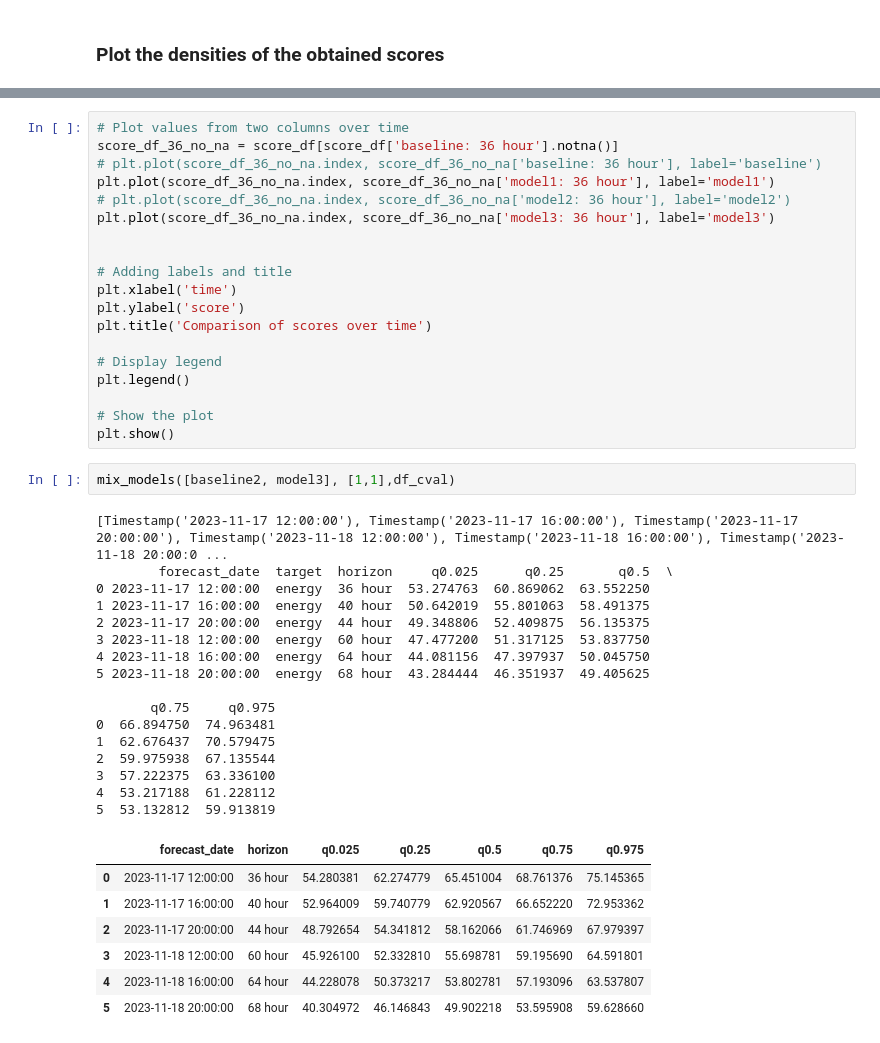
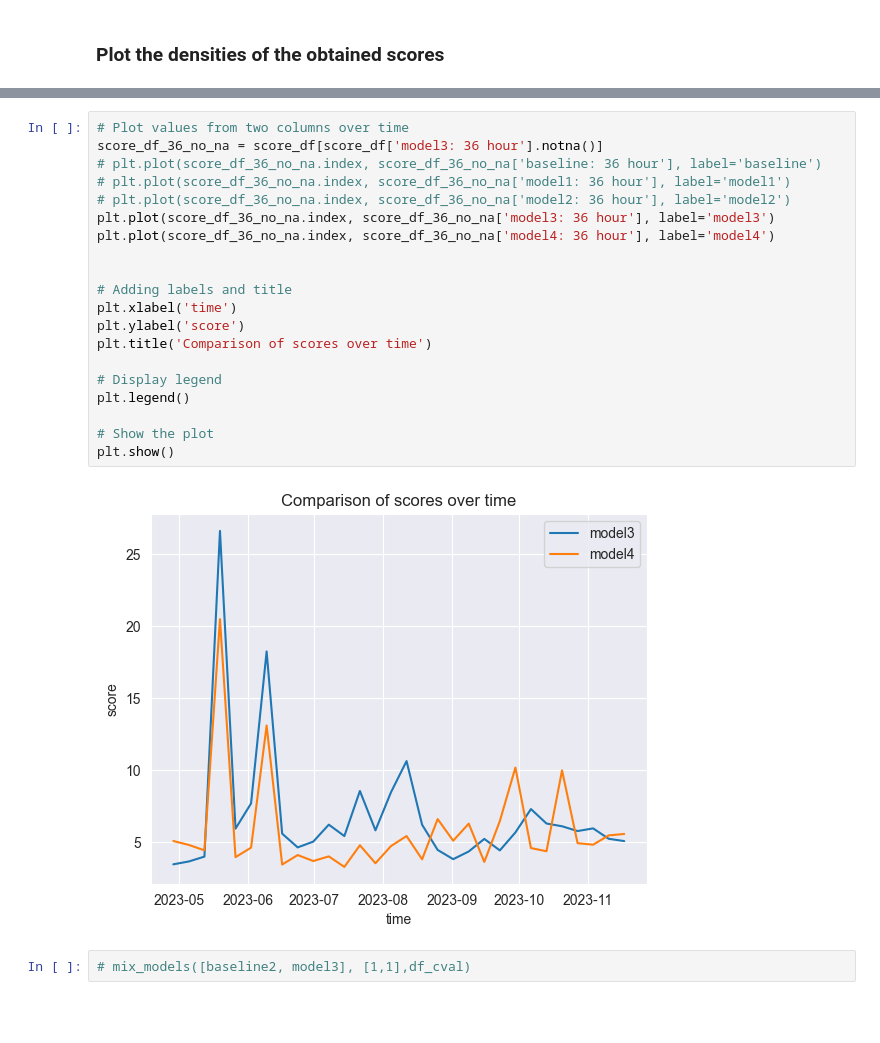
Before and after one commit to EliasKng/PTSFC, a Jupyter notebook: Energy/cross_validate_energy.ipynb, the cells around one changed output, grey strips where cells are left out. Cells and saved outputs as stored; diff of their text form; blank space fills up the shorter version.

```diff
--- a/Energy/cross_validate_energy.ipynb
+++ b/Energy/cross_validate_energy.ipynb
@@ -185,45 +216,24 @@ for h in [str(h) + " hour" for h in [36, 40, 44, 60, 64, 68]]:
 # %%
 # Plot values from two columns over time
-score_df_36_no_na = score_df[score_df['baseline: 36 hour'].notna()]
+score_df_36_no_na = score_df[score_df['model3: 36 hour'].notna()]
 # plt.plot(score_df_36_no_na.index, score_df_36_no_na['baseline: 36 hour'], label='baseline')
-plt.plot(score_df_36_no_na.index, score_df_36_no_na['model1: 36 hour'], label='model1')
+# plt.plot(score_df_36_no_na.index, score_df_36_no_na['model1: 36 hour'], label='model1')
 # plt.plot(score_df_36_no_na.index, score_df_36_no_na['model2: 36 hour'], label='model2')
 plt.plot(score_df_36_no_na.index, score_df_36_no_na['model3: 36 hour'], label='model3')
+plt.plot(score_df_36_no_na.index, score_df_36_no_na['model4: 36 hour'], label='model4')
 
 
 # Adding labels and title
 plt.xlabel('time')
 plt.ylabel('score')
 plt.title('Comparison of scores over time')
 
 # Display legend
 plt.legend()
 
 # Show the plot
 plt.show()
+# %% [output]
+[figure, added]
 # %%
-mix_models([baseline2, model3], [1,1],df_cval)
+# mix_models([baseline2, model3], [1,1],df_cval)
-# %% [output]
-[Timestamp('2023-11-17 12:00:00'), Timestamp('2023-11-17 16:00:00'), Timestamp('2023-11-17 20:00:00'), Timestamp('2023-11-18 12:00:00'), Timestamp('2023-11-18 16:00:00'), Timestamp('2023-11-18 20:00:0 ...
-        forecast_date  target  horizon     q0.025      q0.25       q0.5  \
-0 2023-11-17 12:00:00  energy  36 hour  53.274763  60.869062  63.552250
-1 2023-11-17 16:00:00  energy  40 hour  50.642019  55.801063  58.491375
-2 2023-11-17 20:00:00  energy  44 hour  49.348806  52.409875  56.135375
-3 2023-11-18 12:00:00  energy  60 hour  47.477200  51.317125  53.837750
-4 2023-11-18 16:00:00  energy  64 hour  44.081156  47.397937  50.045750
-5 2023-11-18 20:00:00  energy  68 hour  43.284444  46.351937  49.405625
-
-       q0.75     q0.975
-0  66.894750  74.963481
-1  62.676437  70.579475
-2  59.975938  67.135544
-3  57.222375  63.336100
-4  53.217188  61.228112
-5  53.132812  59.913819
-|  | forecast_date | horizon | q0.025 | q0.25 | q0.5 | q0.75 | q0.975 |
-| 0 | 2023-11-17 12:00:00 | 36 hour | 54.280381 | 62.274779 | 65.451004 | 68.761376 | 75.145365 |
-| 1 | 2023-11-17 16:00:00 | 40 hour | 52.964009 | 59.740779 | 62.920567 | 66.652220 | 72.953362 |
-| 2 | 2023-11-17 20:00:00 | 44 hour | 48.792654 | 54.341812 | 58.162066 | 61.746969 | 67.979397 |
-| 3 | 2023-11-18 12:00:00 | 60 hour | 45.926100 | 52.332810 | 55.698781 | 59.195690 | 64.591801 |
-| 4 | 2023-11-18 16:00:00 | 64 hour | 44.228078 | 50.373217 | 53.802781 | 57.193096 | 63.537807 |
-| 5 | 2023-11-18 20:00:00 | 68 hour | 40.304972 | 46.146843 | 49.902218 | 53.595908 | 59.628660 |
```
Also changed, not shown: parts of 6 cells of this notebook, 2 other files.
